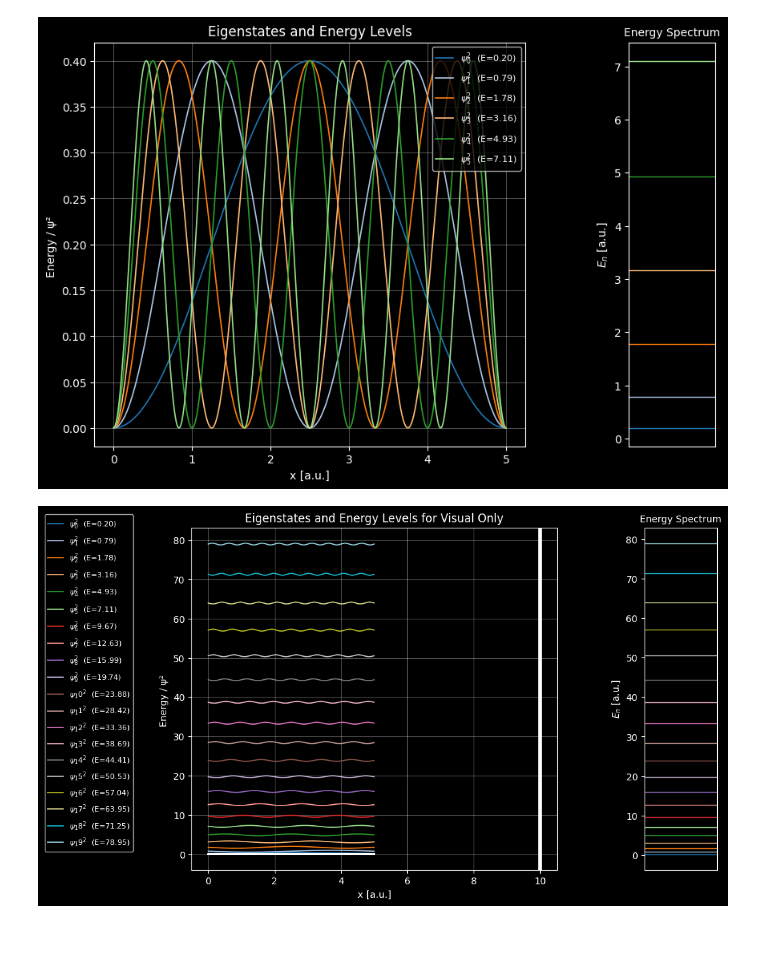
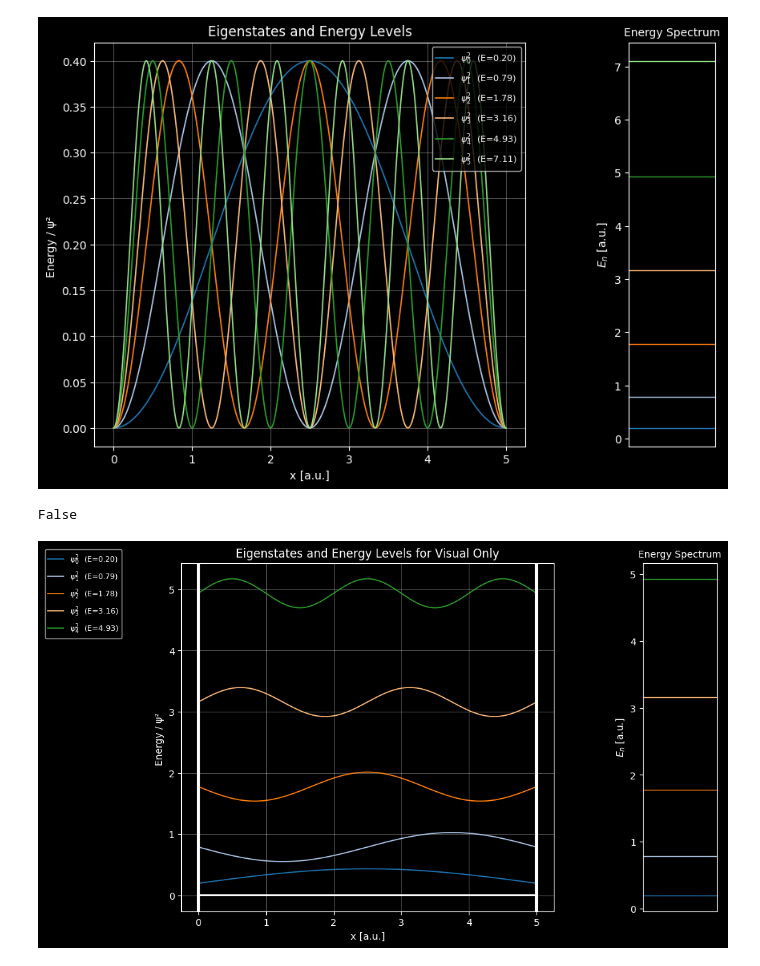
Before and after one commit to Ahilan-Bucket/python-sims-in-development, a Jupyter notebook: Numerical Potential Solver/Temp Infite Sqare well, with V.ipynb, the cells around one changed output. Saved outputs shown, nothing was run; the diff lists cells and outputs as text; code cells hidden in the pictures; blank space fills up the shorter version.

Commit message:
Now Works for Square wells

```diff
--- a/Numerical Potential Solver/Temp Infite Sqare well, with V.ipynb
+++ b/Numerical Potential Solver/Temp Infite Sqare well, with V.ipynb
@@ -154,18 +155,6 @@ dx = x[1] - x[0] # a Constant Width
 hbar = 1
 m = 1
 # %%
-# Define Potential
-
-# Potential Play Grounds
-
-def constant(c):
-    V = c
-    return V
-
-
-def custom(x):
-    ""
-
 def inf_sqaure_well(x,lower_bound,upper_bound):
     "Gives you an Infinite square well of Length L"
     "Takes the Grind Points array x and creates an array of Zeros in the same shape"
@@ -177,22 +166,8 @@ def inf_sqaure_well(x,lower_bound,upper_bound):
 
     return V,lower_bound,upper_bound
 
-def harmonic(x):
-    constant = 1 #m*L**2
-    potential = 20*(x - L/2)**2 # Parabola
-    return constant*potential
 
-def V_double_well(x, depth=20, separation=1):
-    V = depth * ( (x-L/2)**2 - separation )**2
-    return V
-
-
-
-V = inf_sqaure_well(x,0,10)[0]
-
-lower_bound = inf_sqaure_well(x,0,10)[1]
-
-upper_bound = inf_sqaure_well(x,0,10)[2]
+V,lower_bound,upper_bound = inf_sqaure_well(x,0,L)
 # %%
 print(V)
 # %% [output]
@@ -308,6 +283,10 @@ for n in range(6):
 plt.show()
 # %% [output]
 [figure]
+# %%
+bool(0)
+# %% [output]
+False
 # %%
 # Inaccurate Plot for intution (Like the Textbook)
 
@@ -317,7 +296,7 @@ plt.style.use("dark_background")
 # The texbook makes a few simplifications, firstly, all of the are vertically shifted with an exaguaration
 
 
-nos = 20
+nos = 5
 
 
 fig, (ax_main, ax_bar) = plt.subplots(
@@ -336,34 +315,35 @@ for n in range(nos):
 
     ax_main.plot(
         x[1:-1], vertical_shifted ,
         label=f"$\psi_{n}^2$  (E={E[n]:.2f})",
         lw=1.2, # Bigger discrete palette (20 colors)
 c = plt.colormaps['tab20'].colors[n % 20] # For unique Matching colour
 )
     ax_main.plot(x,V,color='white')
-    if lower_bound:
+
+if lower_bound is not None: # Becasue even 0 is valid
         ax_main.axvline(lower_bound, color='white', lw=3)
 
-    if upper_bound:
-        ax_main.axvline(upper_bound, color='white', lw=3)
+if upper_bound:
+    ax_main.axvline(upper_bound, color='white', lw=3)
 
 #ax_main.set_xlim(x[1], x[-2])
 ax_main.set_xlabel("x [a.u.]")
 ax_main.set_ylabel("Energy / ψ² ")
 ax_main.set_title("Eigenstates and Energy Levels for Visual Only")
 ax_main.legend(bbox_to_anchor=(-0.15, 1.05), fontsize=8)
 ax_main.grid(alpha=0.3)
 
 
 ax_bar.set_title("Energy Spectrum", fontsize=10)
 #ax_bar.set_xlim(0, 1)
 #ax_bar.set_ylim(0, np.max(E)*1.1)
 ax_bar.set_xticks([])
 ax_bar.set_ylabel(r"$E_n$ [a.u.]")
 
 for n in range(nos):
     ax_bar.axhline(E[n], c = plt.colormaps['tab20'].colors[n % 20]
 , lw=1)
 plt.show()
 # %% [output]
-[figure, old version]
+[figure, new version]
```
Also changed, not shown: parts of 1 cell of this notebook.
